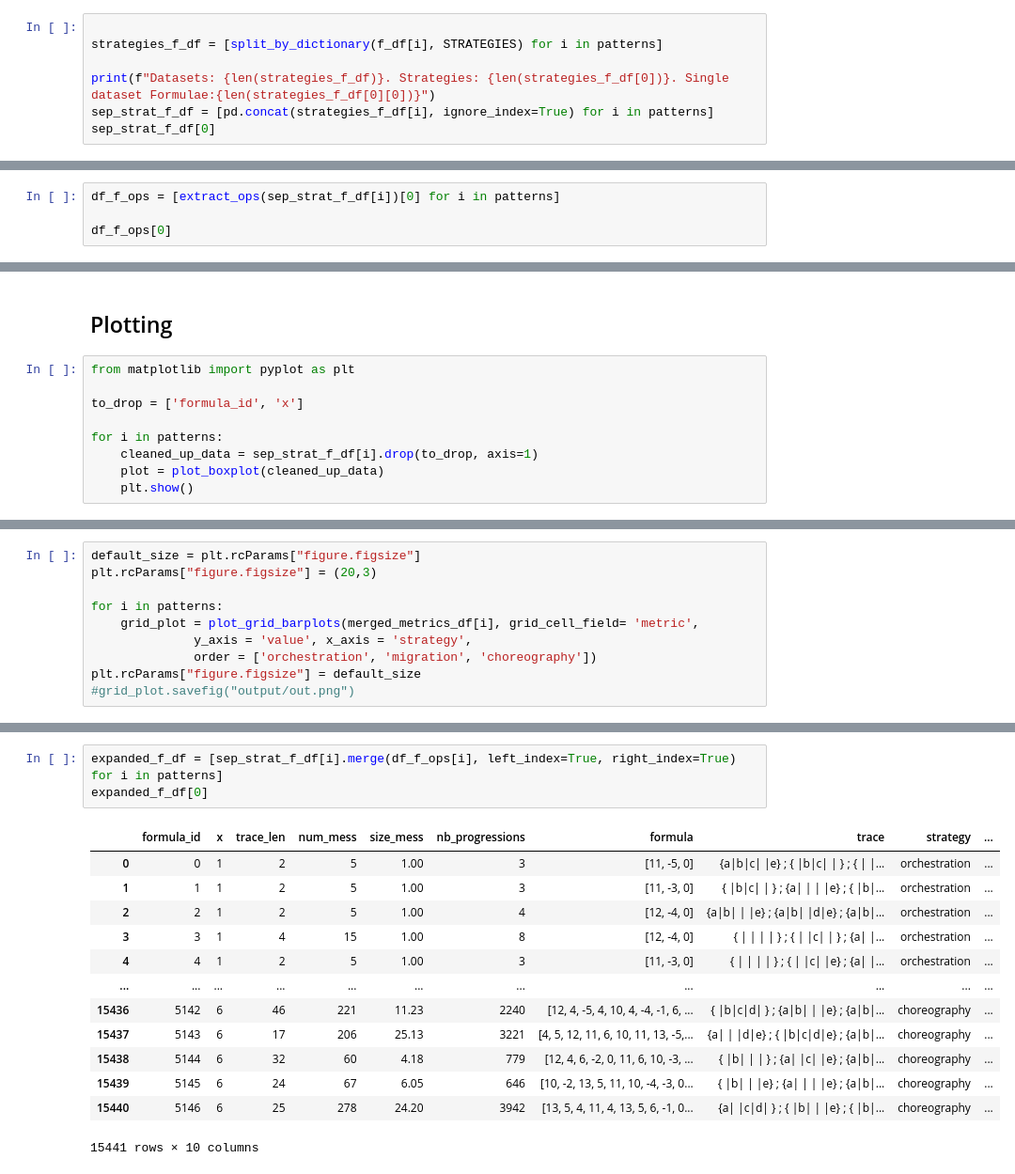
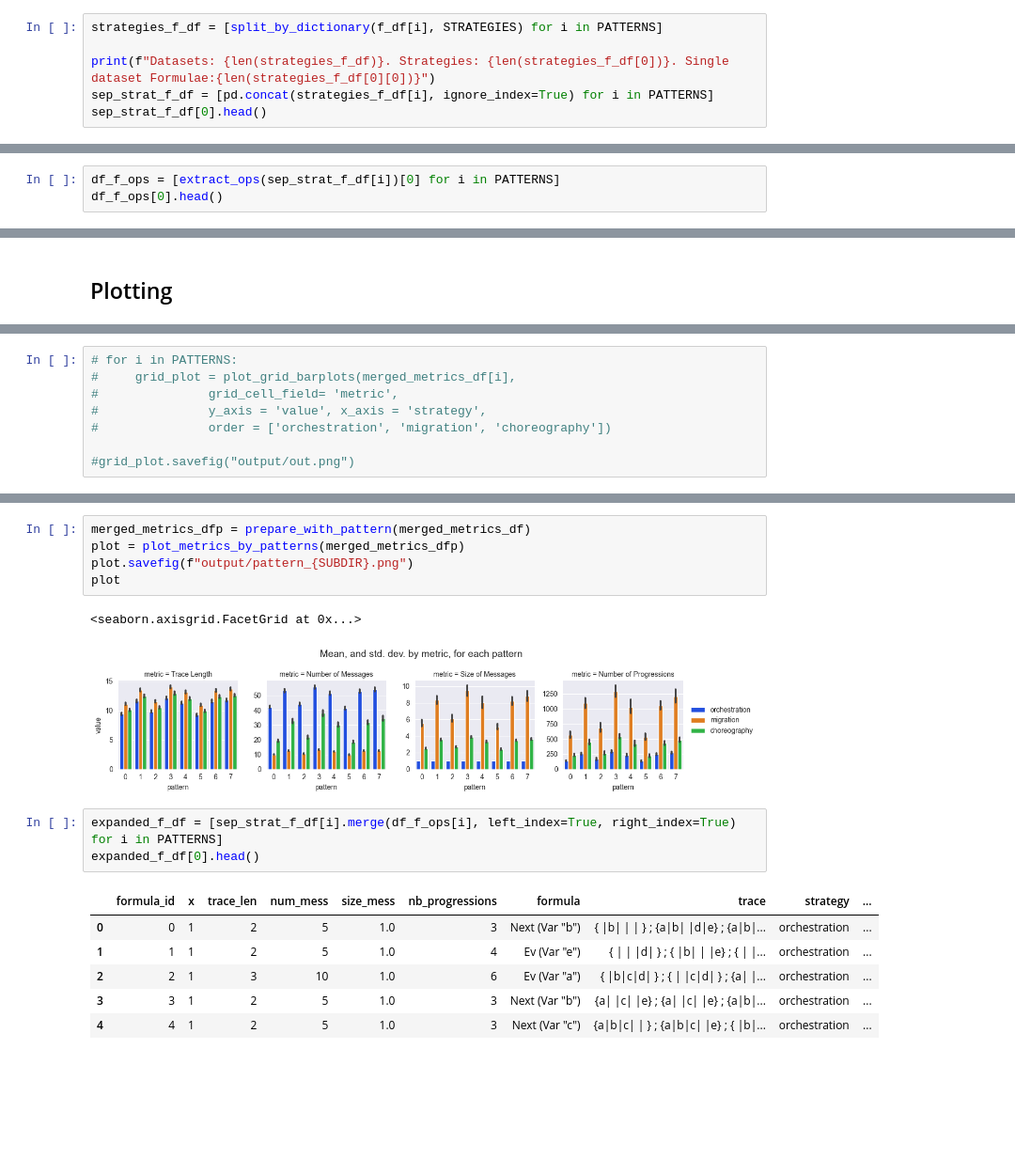
Before and after one commit to ennioVisco/predicting-decentmon, a Jupyter notebook: full_data_5.ipynb, the cells around one changed output, grey strips where cells are left out. Shown: that part at 94% size. Drawn from its saved outputs; the diff is of its cells as text; blank space fills up the shorter version.

```diff
--- a/full_data_5.ipynb
+++ b/full_data_5.ipynb
@@ -33,8 +24,7 @@ patterns = range(len(f_df))
 # %%
-
-strategies_f_df = [split_by_dictionary(f_df[i], STRATEGIES) for i in patterns]
+strategies_f_df = [split_by_dictionary(f_df[i], STRATEGIES) for i in PATTERNS]
 
 print(f"Datasets: {len(strategies_f_df)}. Strategies: {len(strategies_f_df[0])}. Single dataset Formulae:{len(strategies_f_df[0][0])}")
-sep_strat_f_df = [pd.concat(strategies_f_df[i], ignore_index=True) for i in patterns]
-sep_strat_f_df[0]
+sep_strat_f_df = [pd.concat(strategies_f_df[i], ignore_index=True) for i in PATTERNS]
+sep_strat_f_df[0].head()
 # %% [output]
@@ -65,7 +47,6 @@ dtype: object
 # %% [markdown]
 ## Formula Encoding
 # %%
-df_f_ops = [extract_ops(sep_strat_f_df[i])[0] for i in patterns]
-
-df_f_ops[0]
+df_f_ops = [extract_ops(sep_strat_f_df[i])[0] for i in PATTERNS]
+df_f_ops[0].head()
 # %% [output]
@@ -84,11 +59,2 @@ Name: 0, Length: 15441, dtype: int64
 # %% [markdown]
 ## Plotting
-# %%
-from matplotlib import pyplot as plt
-
-to_drop = ['formula_id', 'x']
-
-for i in patterns:
-    cleaned_up_data = sep_strat_f_df[i].drop(to_drop, axis=1)
-    plot = plot_boxplot(cleaned_up_data)
-    plt.show()
@@ -122,10 +61,8 @@ for i in patterns:
 # %%
-default_size = plt.rcParams["figure.figsize"]
-plt.rcParams["figure.figsize"] = (20,3)
+# for i in PATTERNS:
+#     grid_plot = plot_grid_barplots(merged_metrics_df[i],
+#               grid_cell_field= 'metric',
+#               y_axis = 'value', x_axis = 'strategy',
+#               order = ['orchestration', 'migration', 'choreography'])
 
-for i in patterns:
-    grid_plot = plot_grid_barplots(merged_metrics_df[i], grid_cell_field= 'metric',
-              y_axis = 'value', x_axis = 'strategy',
-              order = ['orchestration', 'migration', 'choreography'])
-plt.rcParams["figure.figsize"] = default_size
 #grid_plot.savefig("output/out.png")
@@ -163,18 +69,19 @@ merged_metrics_df[1]
+# %%
+merged_metrics_dfp = prepare_with_pattern(merged_metrics_df)
+plot = plot_metrics_by_patterns(merged_metrics_dfp)
+plot.savefig(f"output/pattern_{SUBDIR}.png")
+plot
+# %% [output]
+<seaborn.axisgrid.FacetGrid at 0x...>
+[figure, added]
 # %%
-expanded_f_df = [sep_strat_f_df[i].merge(df_f_ops[i], left_index=True, right_index=True) for i in patterns]
-expanded_f_df[0]
+expanded_f_df = [sep_strat_f_df[i].merge(df_f_ops[i], left_index=True, right_index=True) for i in PATTERNS]
+expanded_f_df[0].head()
 # %% [output]
 |  | formula_id | x | trace_len | num_mess | size_mess | nb_progressions | formula | trace | strategy | ... |
-| 0 | 0 | 1 | 2 | 5 | 1.00 | 3 | [11, -5, 0] | {a|b|c| |e} ; { |b|c| | } ; { | |... | orchestration | ... |
-| 1 | 1 | 1 | 2 | 5 | 1.00 | 3 | [11, -3, 0] | { |b|c| | } ; {a| | | |e} ; { |b|... | orchestration | ... |
-| 2 | 2 | 1 | 2 | 5 | 1.00 | 4 | [12, -4, 0] | {a|b| | |e} ; {a|b| |d|e} ; {a|b|... | orchestration | ... |
-| 3 | 3 | 1 | 4 | 15 | 1.00 | 8 | [12, -4, 0] | { | | | | } ; { | |c| | } ; {a| |... | orchestration | ... |
-| 4 | 4 | 1 | 2 | 5 | 1.00 | 3 | [11, -3, 0] | { | | | | } ; { | |c| |e} ; {a| |... | orchestration | ... |
-| ... | ... | ... | ... | ... | ... | ... | ... | ... | ... | ... |
-| 15436 | 5142 | 6 | 46 | 221 | 11.23 | 2240 | [12, 4, -5, 4, 10, 4, -4, -1, 6, ... | { |b|c|d| } ; {a|b| | |e} ; {a|b|... | choreography | ... |
-| 15437 | 5143 | 6 | 17 | 206 | 25.13 | 3221 | [4, 5, 12, 11, 6, 10, 11, 13, -5,... | {a| | |d|e} ; { |b|c|d|e} ; {a|b|... | choreography | ... |
-| 15438 | 5144 | 6 | 32 | 60 | 4.18 | 779 | [12, 4, 6, -2, 0, 11, 6, 10, -3, ... | { |b| | | } ; {a| |c| |e} ; {a|b|... | choreography | ... |
-| 15439 | 5145 | 6 | 24 | 67 | 6.05 | 646 | [10, -2, 13, 5, 11, 10, -4, -3, 0... | { |b| | |e} ; {a| | | |e} ; {a|b|... | choreography | ... |
-| 15440 | 5146 | 6 | 25 | 278 | 24.20 | 3942 | [13, 5, 4, 11, 4, 13, 5, 6, -1, 0... | {a| |c|d| } ; { |b| | |e} ; { |b|... | choreography | ... |
+| 0 | 0 | 1 | 2 | 5 | 1.0 | 3 | Next (Var "b") | { |b| | | } ; {a|b| |d|e} ; {a|b|... | orchestration | ... |
+| 1 | 1 | 1 | 2 | 5 | 1.0 | 4 | Ev (Var "e") | { | | |d| } ; { |b| | |e} ; { | |... | orchestration | ... |
+| 2 | 2 | 1 | 3 | 10 | 1.0 | 6 | Ev (Var "a") | { |b|c|d| } ; { | |c|d| } ; {a| |... | orchestration | ... |
+| 3 | 3 | 1 | 2 | 5 | 1.0 | 3 | Next (Var "b") | {a| |c| |e} ; {a| |c| |e} ; {a|b|... | orchestration | ... |
+| 4 | 4 | 1 | 2 | 5 | 1.0 | 3 | Next (Var "c") | {a|b|c| | } ; {a|b|c| |e} ; { |b|... | orchestration | ... |
-15441 rows × 10 columns
 # %%
```
Also changed, not shown: parts of 15 cells of this notebook, 11 other files.
